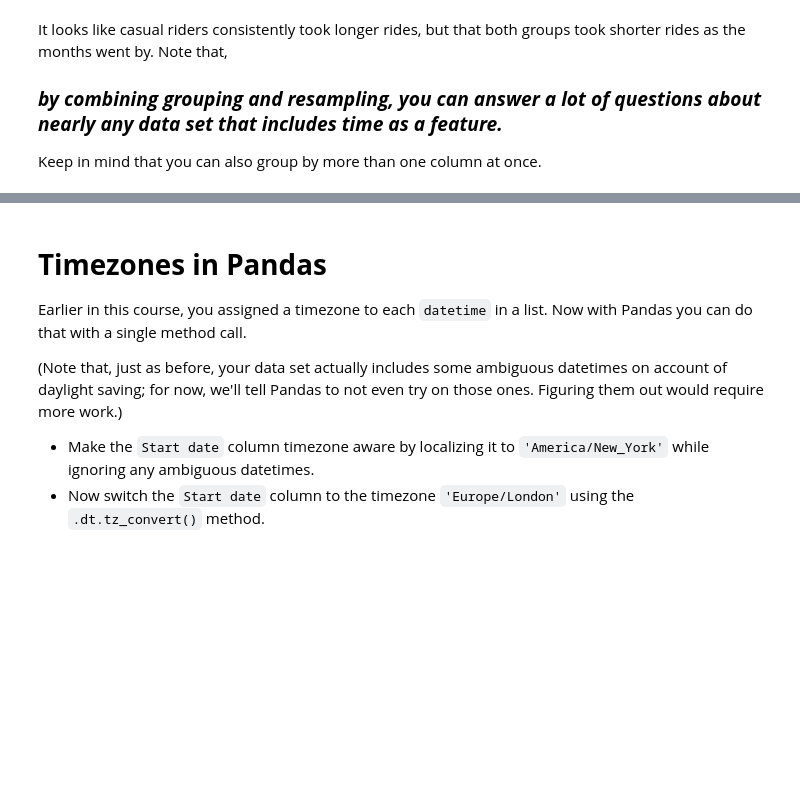
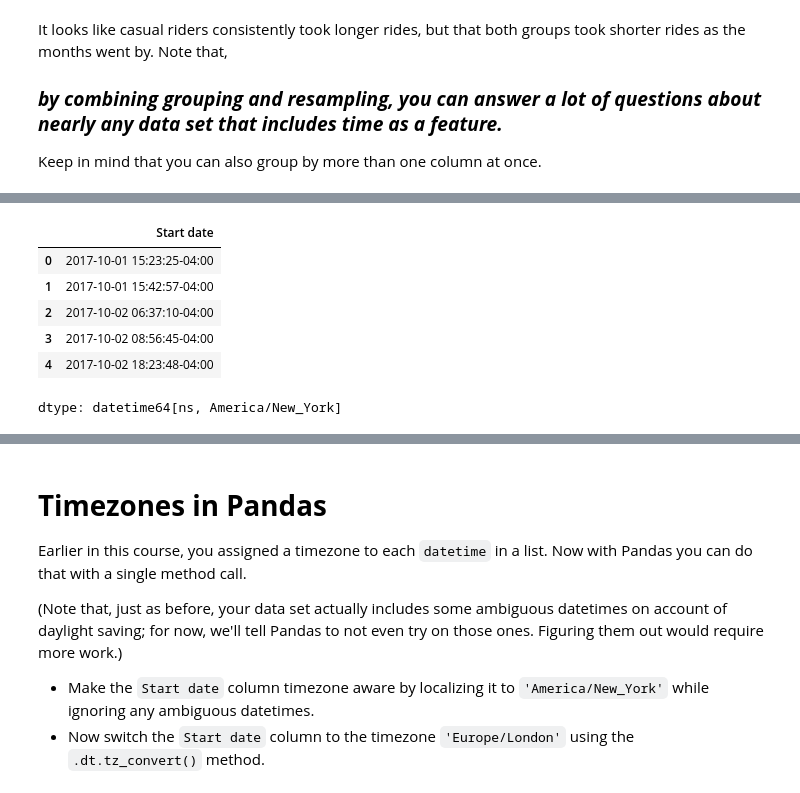
Before and after one commit to armeros/DC_DataMani_Datetimes, a Jupyter notebook: Datetime.ipynb, the cells around one changed output, grey strips where cells are left out. Cells and saved outputs as stored; diff of their text form; code cells hidden in the pictures; blank space fills up the shorter version.

```diff
--- a/Datetime.ipynb
+++ b/Datetime.ipynb
@@ -1440,0 +1839,10 @@ Keep in mind that you can also group by more than one column at once.
+# %%
+rides['Start date'].head().dt.tz_localize('America/New_York')
+# %% [output]
+|  | Start date |
+| 0 | 2017-10-01 15:23:25-04:00 |
+| 1 | 2017-10-01 15:42:57-04:00 |
+| 2 | 2017-10-02 06:37:10-04:00 |
+| 3 | 2017-10-02 08:56:45-04:00 |
+| 4 | 2017-10-02 18:23:48-04:00 |
+dtype: datetime64[ns, America/New_York]
```
Also changed, not shown: parts of 110 cells of this notebook.
